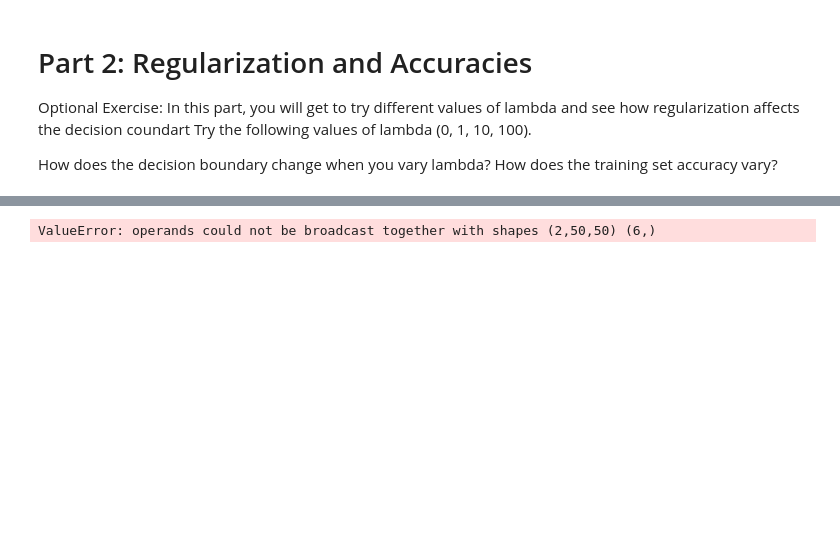
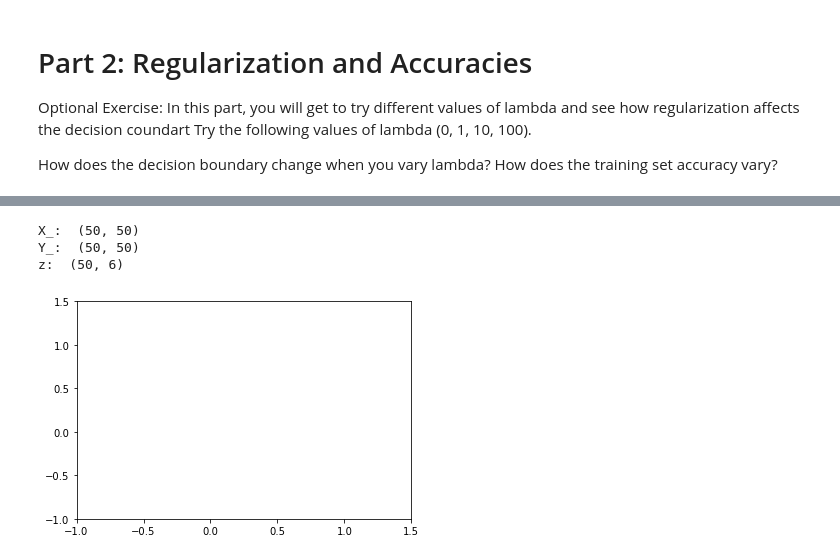
Before and after one commit to oqrusk/coursera_machine_learning, a Jupyter notebook: jupyter/ex2/logistic_regression_reguralized.ipynb, the cells around one changed output, grey strips where cells are left out. Cells and saved outputs as stored; diff of their text form; code cells hidden in the pictures; blank space fills up the shorter version.

```diff
--- a/jupyter/ex2/logistic_regression_reguralized.ipynb
+++ b/jupyter/ex2/logistic_regression_reguralized.ipynb
@@ -162,37 +178,24 @@ theta: [-0.02987712 -0.16033756 -0.44740792 -0.27865103  0.1028776  -0.13501191]
 # %%
 def plot_decision_boundary(theta, X, y):
 #     plot_data(X[:, (1,2)], y)
-
-    if (X.shape[1] <= 3): # line
-        # Only need 2 points to define a line, so choose two endpoints
-        plot_x = np.array([np.min(X[:,1])-2,  np.max(X[:,1])+2])
-
-        # Calculate the decision boundary line
-        plot_y = (-1 / theta[2]) * (theta[1] * plot_x + theta[0])
-
-        # Plot, and adjust axes for better viewing
-        plt.plot(plot_x, plot_y, '-g', label='Decision Boundary')
-        plt.legend()
-        plt.axis([30, 100, 30, 100])
-
-    else: # circle
-        # Here is the grid range
-        u = np.linspace(-1, 1.5, num=50)
-        v = np.linspace(-1, 1.5, num=50)
-        X_, Y_ = np.meshgrid(u, v)    #         z = np.dot(map_feature(u[:, np.newaxis], v[:, np.newaxis]), theta_) #(6, 1)
-        print("X_: ", X_.shape)
-        print("Y_: ", Y_.shape)
-        print("z: ", z.shape)
-
-        theta_ = theta[:, np.newaxis]
-        z = map_feature(X_, Y_)
-
-#         plt.contour(u[:, np.newaxis], v[:, np.newaxis], z)        #  http://ailaby.com/contour/
-#         plt.show()
+    # Here is the grid range
+    u = np.linspace(-1, 1.5, num=50)
+    v = np.linspace(-1, 1.5, num=50)
+    X_, Y_ = np.meshgrid(u, v)    #         z = np.dot(map_feature(u[:, np.newaxis], v[:, np.newaxis]), theta_) #(6, 1)
+    print("X_: ", X_.shape)
+    print("Y_: ", Y_.shape)
+#     theta_ = theta[:, np.newaxis]
+    z = map_feature(u[:, np.newaxis], v[:, np.newaxis])
+    print("z: ", z.shape)
+    plt.contour(u[:, np.newaxis], v[:, np.newaxis], z.dot(theta[:, np.newaxis]))        #  http://ailaby.com/contour/
+    plt.show()
 
 plot_decision_boundary(theta, X_m, y)
 # %% [output]
-ValueError: operands could not be broadcast together with shapes (2,50,50) (6,)
+X_:  (50, 50)
+Y_:  (50, 50)
+z:  (50, 6)
+[figure, added]
 # %%
 def predict(theta_cv, X):
     m, n = X.shape # Number of training examples
```
Also changed, not shown: parts of 2 cells of this notebook, 3 other files.
